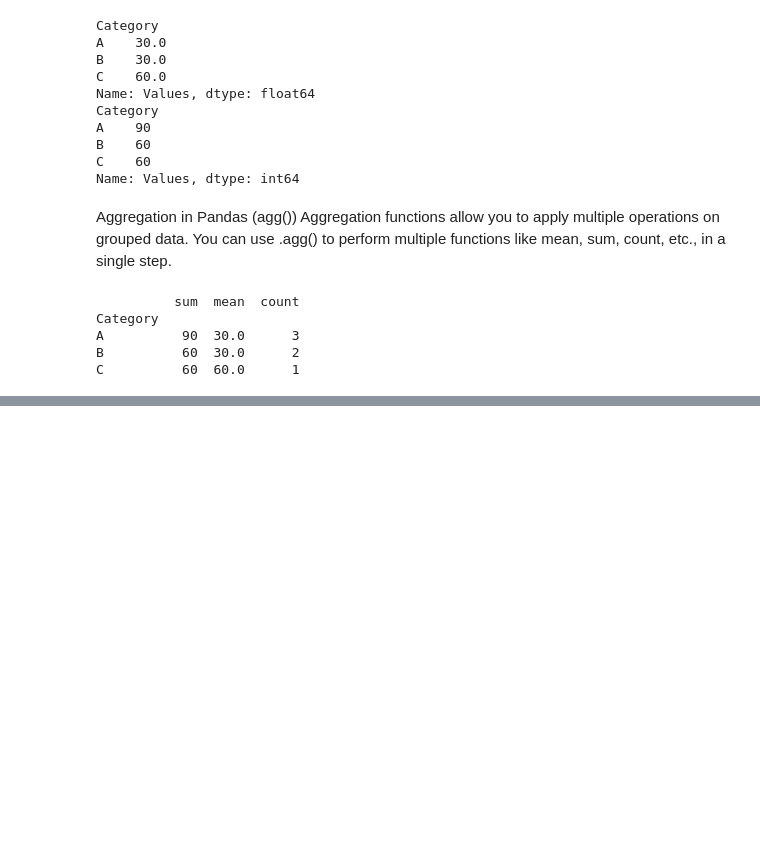
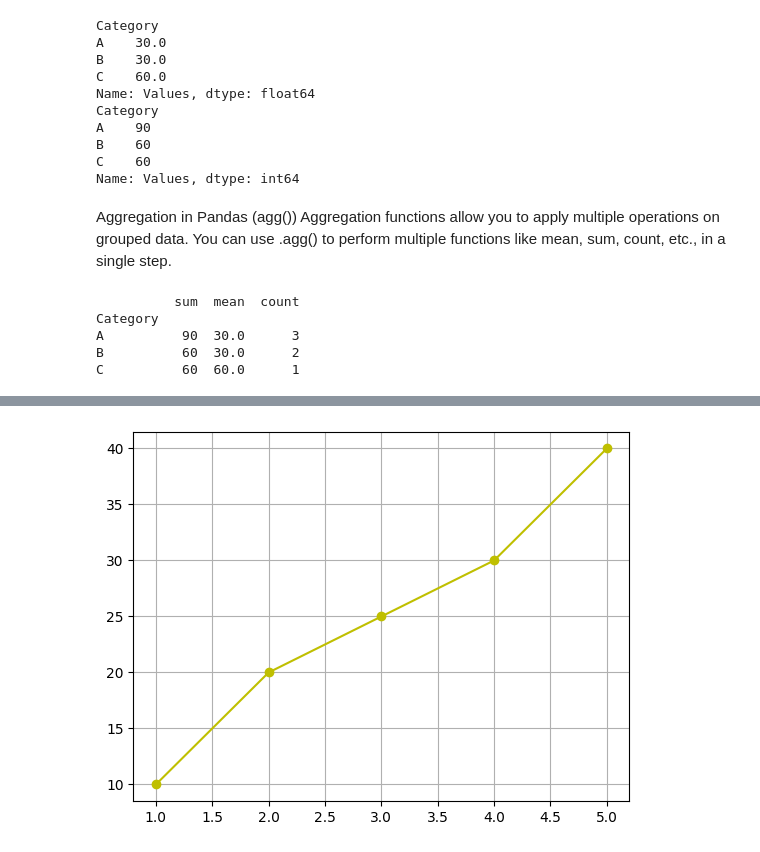
Before and after one commit to AbhishekJaiswal8090/code_py, a Jupyter notebook: python-basics/py.ipynb, the cells around one changed output, grey strips where cells are left out. Saved outputs shown, nothing was run; the diff lists cells and outputs as text; code cells hidden in the pictures; blank space fills up the shorter version.

```diff
--- a/python-basics/py.ipynb
+++ b/python-basics/py.ipynb
@@ -1524,0 +1645,8 @@ C          60  60.0      1
+# %%
+x = [1, 2, 3, 4, 5]
+y = [10, 20, 25, 30, 40]
+
+plt.plot(x,y, linestyle='-' ,marker='o',color='y')
+plt.grid()
+# %% [output]
+[figure, added]
```
Also changed, not shown: parts of 20 cells of this notebook, 4 other files.
